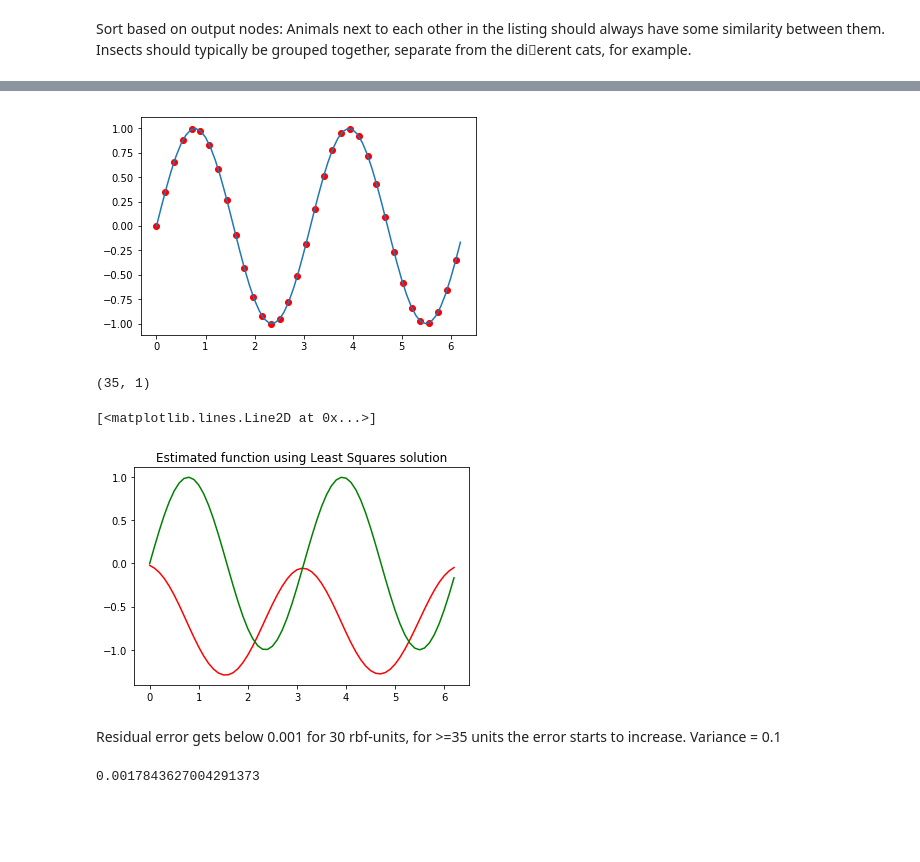
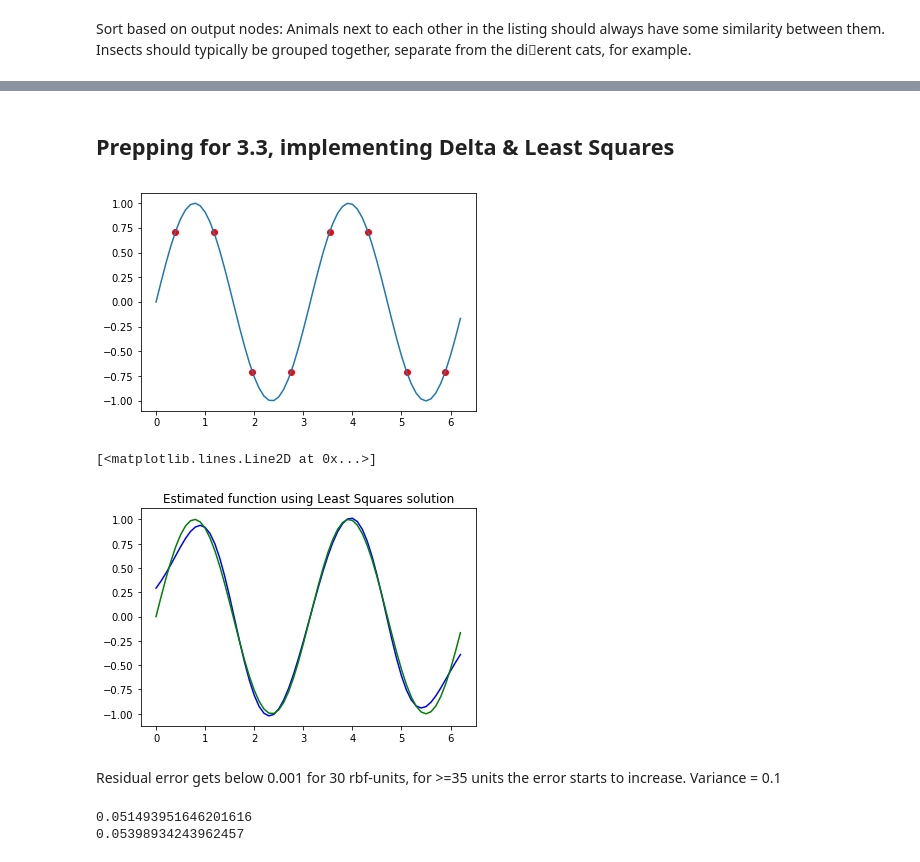
Before and after one commit to vbodell/DD2437, a Jupyter notebook: Lab2/Victor.ipynb, the cells around one changed output, grey strips where cells are left out. Drawn from its saved outputs; the diff is of its cells as text; code cells hidden in the pictures; blank space fills up the shorter version.

Commit message:
New code and plot for testing

```diff
--- a/Lab2/Victor.ipynb
+++ b/Lab2/Victor.ipynb
@@ -103,7 +102,9 @@ pig
+# %% [markdown]
+## Prepping for 3.3, implementing Delta & Least Squares
 # %%
 # Network and data params
-RBF_UNITS = 35
-RBF_VAR = 0.1
+RBF_UNITS = 8
+RBF_VAR = 2*np.pi/RBF_UNITS * 0.4550
 
 X_MIN = 0
 X_MAX = 2*np.pi
@@ -129,7 +130,8 @@ def get_weights(size, sd=0.01):
 # %%
 # Spec network
 # means = np.random.choice(patterns[0,:], RBF_UNITS)
-means = np.arange(0, X_MAX, X_MAX/RBF_UNITS)
+d = (X_MAX - X_MIN)/RBF_UNITS
+means = np.arange(0 + d/2, X_MAX, X_MAX/RBF_UNITS)
 units = [unit(means[row], RBF_VAR) for row in range(RBF_UNITS)]
 weights = get_weights((RBF_UNITS, 1)).reshape((RBF_UNITS, 1))
 
@@ -137,8 +139,7 @@ plt.scatter(means, np.sin(2*means), c = 'r')
 plt.plot(patterns.T, sin_2x.T)
 plt.show()
 # %% [output]
-[figure, old version]
+[figure, new version]
-(35, 1)
 # %%
 # Transformation function
 def phi(x, unit):
@@ -186,14 +183,21 @@ trained_weights = train_RBF(patterns, units, weights, sin_2x)
 # %%
 plt.title("Estimated function using Least Squares solution")
-# plt.plot(patterns[0,:], np.dot(phi_matrix, computed_weights), c='y')
-plt.plot(patterns[0,:], np.dot(phi_matrix, trained_weights), c='r')
+plt.plot(patterns[0,:],
+         np.dot(get_phi_matrix(patterns, units), computed_weights),
+         c='b')
+# plt.plot(test_set[0,:],
+#          np.dot(get_phi_matrix(test_set, units), computed_weights),
+#          c='b')
+# plt.plot(patterns[0,:], np.dot(get_phi_matrix(test_set, units), trained_weights), c='r')
 plt.plot(patterns[0,:], sin_2x[0,:], c='g')
 # %% [output]
 [<matplotlib.lines.Line2D at 0x...>]
-[figure, old version]
+[figure, new version]
 # %% [markdown]
 Residual error gets below 0.001 for 30 rbf-units, for >=35 units the error starts to increase. Variance = 0.1
-# %%
-print(residual_error(phi_matrix, weights, sin_2x))
-# %% [output]
-0.0017843627004291373
+# %%
+print(residual_error(get_phi_matrix(patterns, units), trained_weights, sin_2x))
+print(residual_error(get_phi_matrix(patterns, units), computed_weights, sin_2x))
+# %% [output]
+0.051493951646201616
+0.05398934243962457
```
Also changed, not shown: parts of 32 cells of this notebook, 1 other file.
